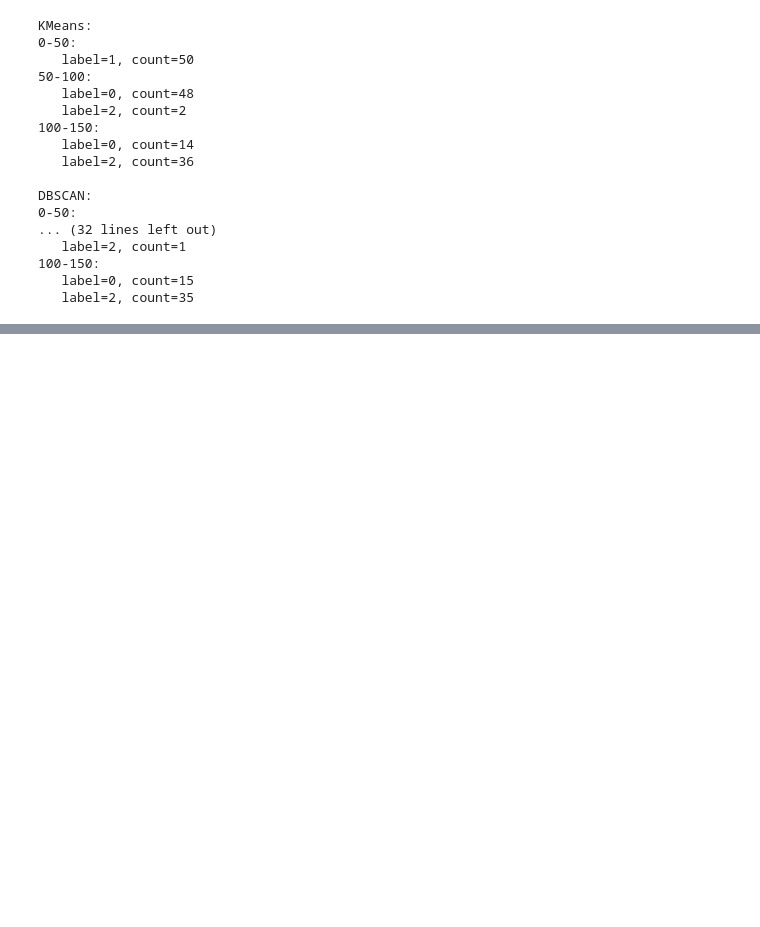
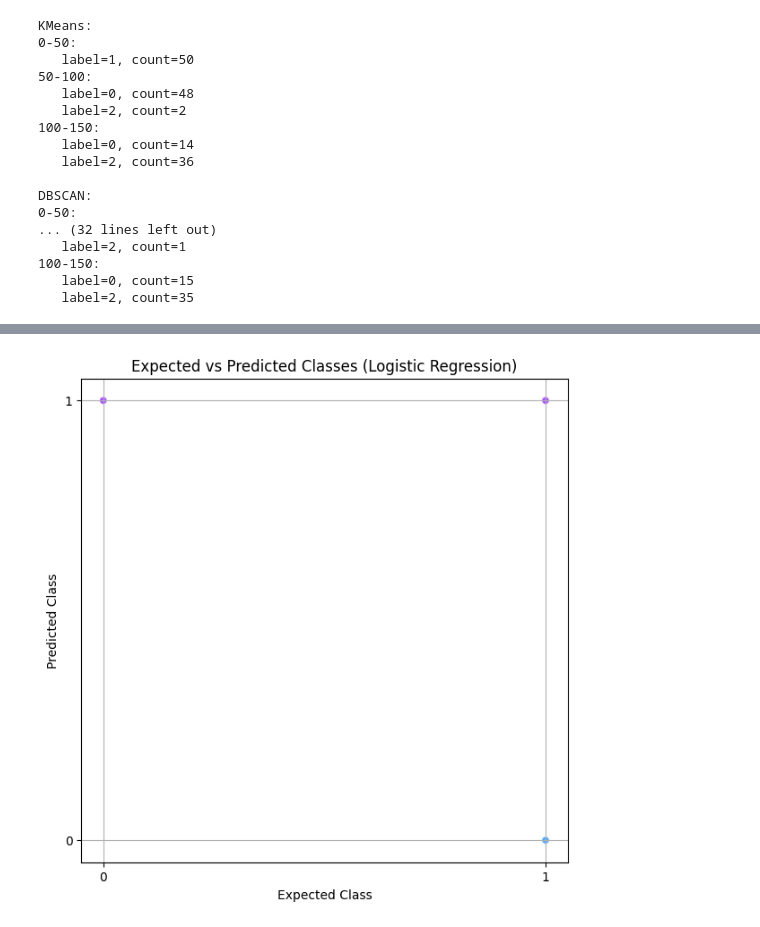
Before and after one commit to ejdotp/SemSix_ITER, a Jupyter notebook: Python/Classwork/6_Machine_Learning/main.ipynb, the cells around one changed output, grey strips where cells are left out. Drawn from its saved outputs; the diff is of its cells as text; code cells hidden in the pictures; blank space fills up the shorter version.

```diff
--- a/Python/Classwork/6_Machine_Learning/main.ipynb
+++ b/Python/Classwork/6_Machine_Learning/main.ipynb
@@ -1112,0 +1157,12 @@ DBSCAN:
+# %%
+from sklearn.linear_model import LogisticRegression
+from sklearn.preprocessing import StandardScaler
+
+# Scale the data
+scaler = StandardScaler()
+X_train_scaled = scaler.fit_transform(X_train)
+X_test_scaled = scaler.transform(X_test)
+
+# Train logistic regression
+logistic_regression = LogisticRegression(max_iter=1000)
+logistic_regression.fit(X_train_scaled, y_train)
@@ -1112,0 +1171,7 @@ DBSCAN:
+# %%
+predicted = logistic_regression.predict(X_test)
+expected = y_test
+
+# Show first 5 predictions and expected values
+print("Predicted:", predicted[:5])
+print("Expected:", expected[:5])
@@ -1112,0 +1198,16 @@ DBSCAN:
+# %%
+df = pd.DataFrame()
+df['Expected'] = expected
+df['Predicted'] = predicted
+
+plt.figure(figsize=(7, 7))
+sns.scatterplot(data=df, x='Expected', y='Predicted', hue='Predicted', palette='cool', legend=False)
+plt.title("Expected vs Predicted Classes (Logistic Regression)")
+plt.xlabel("Expected Class")
+plt.ylabel("Predicted Class")
+plt.xticks([0, 1])
+plt.yticks([0, 1])
+plt.grid(True)
+plt.show()
+# %% [output]
+[figure, added]
```
Also changed, not shown: parts of 8 cells of this notebook, 12 other files.
